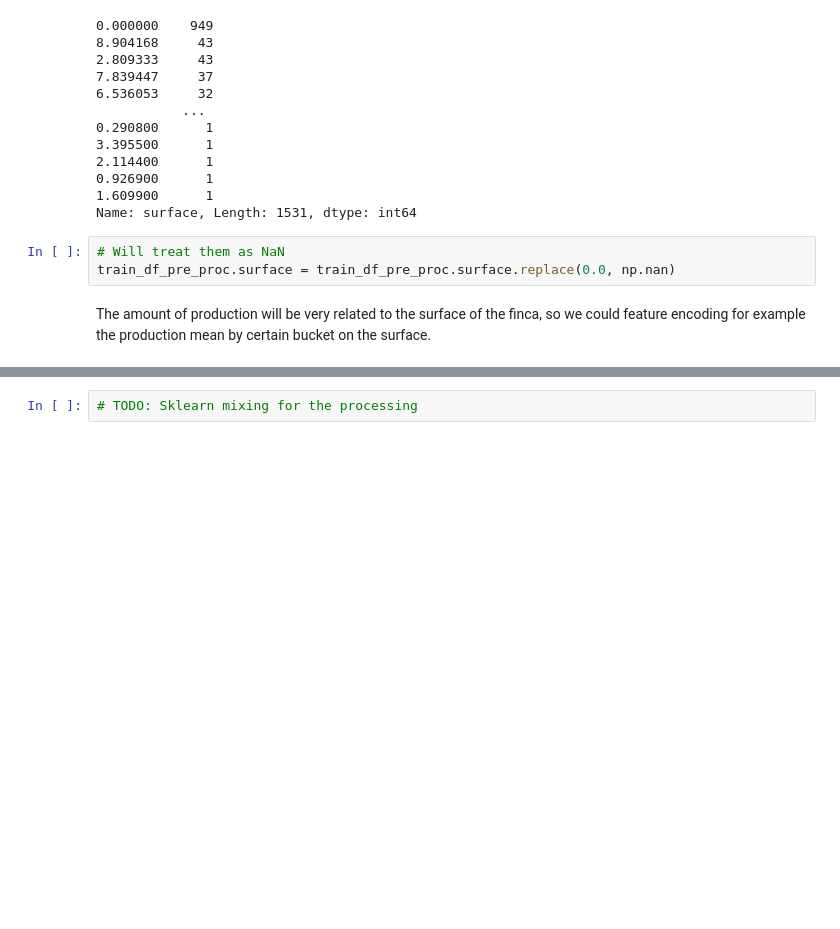
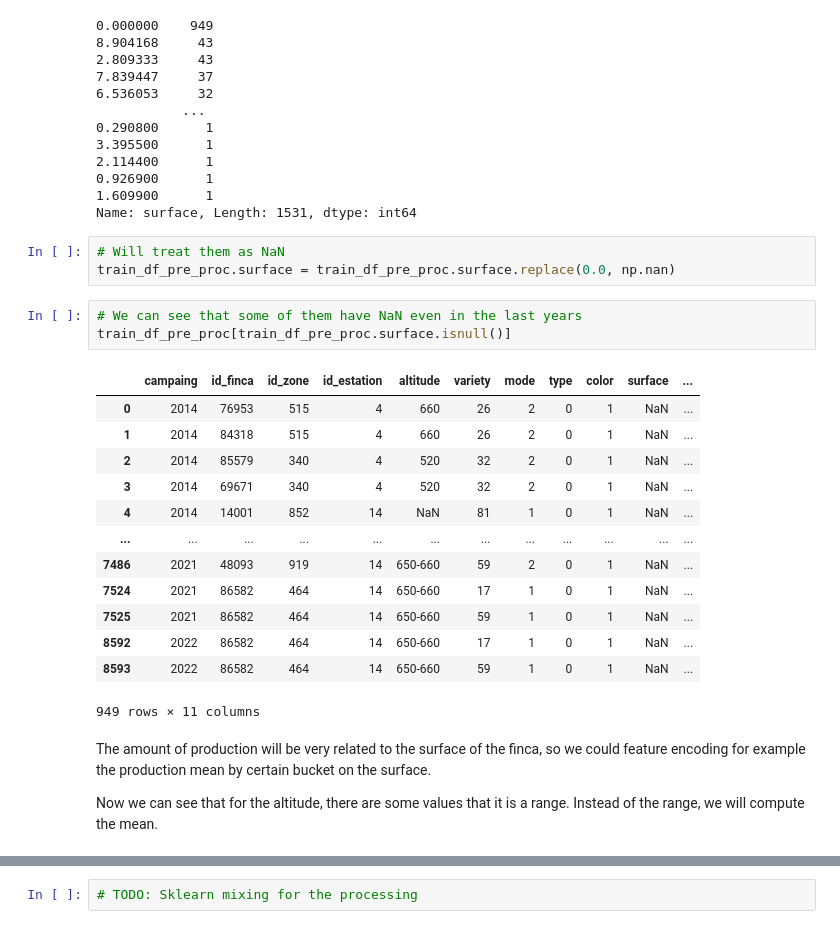
Before and after one commit to Savitar-Hub/sales-forecasting, a Jupyter notebook: wine-production/1. Exploratory Data Analysis.ipynb, the cells around one changed output, grey strips where cells are left out. Drawn from its saved outputs; the diff is of its cells as text; blank space fills up the shorter version.

```diff
--- a/wine-production/1. Exploratory Data Analysis.ipynb
+++ b/wine-production/1. Exploratory Data Analysis.ipynb
@@ -170,5 +170,24 @@ Name: surface, Length: 1531, dtype: int64
 # %%
 # Will treat them as NaN
 train_df_pre_proc.surface = train_df_pre_proc.surface.replace(0.0, np.nan)
+# %%
+# We can see that some of them have NaN even in the last years
+train_df_pre_proc[train_df_pre_proc.surface.isnull()]
+# %% [output]
+|  | campaing | id_finca | id_zone | id_estation | altitude | variety | mode | type | color | surface | ... |
+| 0 | 2014 | 76953 | 515 | 4 | 660 | 26 | 2 | 0 | 1 | NaN | ... |
+| 1 | 2014 | 84318 | 515 | 4 | 660 | 26 | 2 | 0 | 1 | NaN | ... |
+| 2 | 2014 | 85579 | 340 | 4 | 520 | 32 | 2 | 0 | 1 | NaN | ... |
+| 3 | 2014 | 69671 | 340 | 4 | 520 | 32 | 2 | 0 | 1 | NaN | ... |
+| 4 | 2014 | 14001 | 852 | 14 | NaN | 81 | 1 | 0 | 1 | NaN | ... |
+| ... | ... | ... | ... | ... | ... | ... | ... | ... | ... | ... | ... |
+| 7486 | 2021 | 48093 | 919 | 14 | 650-660 | 59 | 2 | 0 | 1 | NaN | ... |
+| 7524 | 2021 | 86582 | 464 | 14 | 650-660 | 17 | 1 | 0 | 1 | NaN | ... |
+| 7525 | 2021 | 86582 | 464 | 14 | 650-660 | 59 | 1 | 0 | 1 | NaN | ... |
+| 8592 | 2022 | 86582 | 464 | 14 | 650-660 | 17 | 1 | 0 | 1 | NaN | ... |
+| 8593 | 2022 | 86582 | 464 | 14 | 650-660 | 59 | 1 | 0 | 1 | NaN | ... |
+949 rows × 11 columns
 # %% [markdown]
 The amount of production will be very related to the surface of the finca, so we could feature encoding for example the production mean by certain bucket on the surface.
+
+Now we can see that for the altitude, there are some values that it is a range. Instead of the range, we will compute the mean.
```
Also changed, not shown: parts of 4 cells of this notebook.
